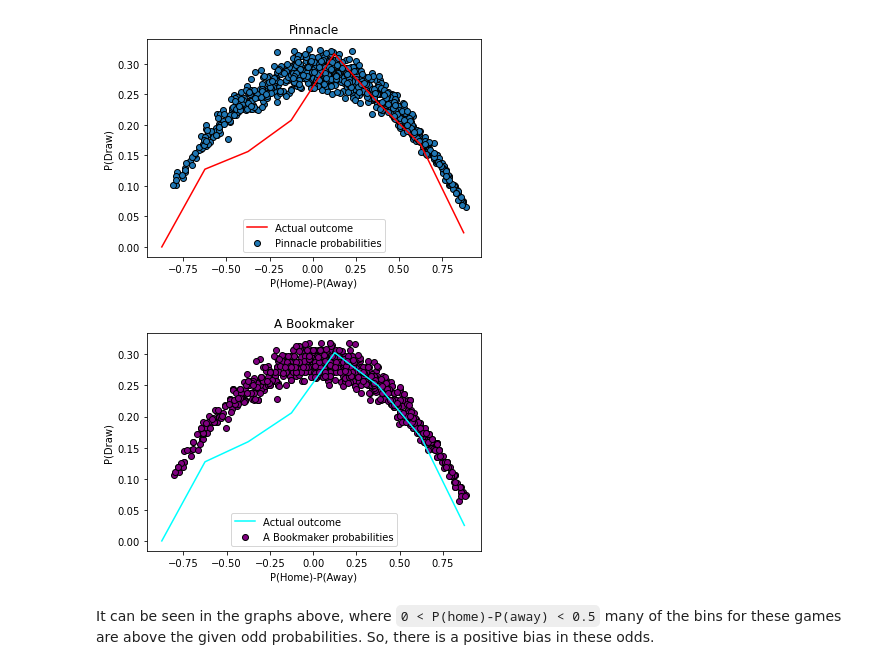
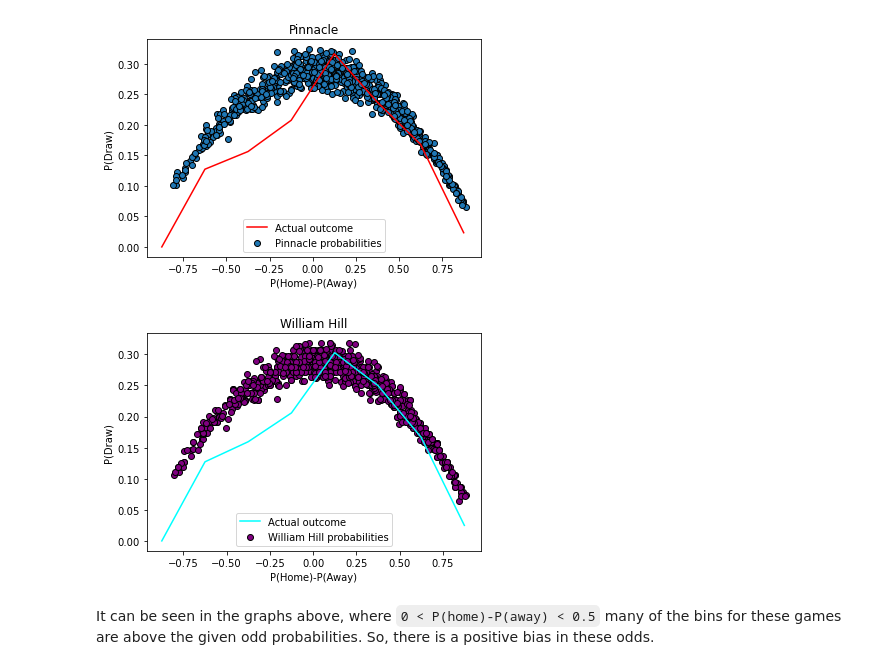
Before and after one commit to BU-IE-582/fall20-mervenurkarabulut, a Jupyter notebook: files/hw1/task2-3.ipynb, the cells around one changed output. Saved outputs shown, nothing was run; the diff lists cells and outputs as text; code cells hidden in the pictures.

```diff
--- a/files/hw1/task2-3.ipynb
+++ b/files/hw1/task2-3.ipynb
@@ -136,17 +136,17 @@ plt.show()
 # %%
 match_data["WH_diff"] = match_data["WHH_norm_prob"]-match_data["WHA_norm_prob"]
 match_data["range"] = pd.cut(match_data["WH_diff"], bins, right=True, labels=False) + 1
 actual = match_data.groupby(["range"]).sum()/match_data.groupby(["range"]).count()
 
-plt.scatter(match_data["WH_diff"], match_data["WHD_norm_prob"], marker='o',c="purple",edgecolors="black",label="A Bookmaker probabilities")
+plt.scatter(match_data["WH_diff"], match_data["WHD_norm_prob"], marker='o',c="purple",edgecolors="black",label="William Hill probabilities")
 plt.plot(bin_ranges,actual["draw"],color="aqua",label="Actual outcome")
 plt.xlabel("P(Home)-P(Away)")
 plt.ylabel("P(Draw)")
-plt.title("A Bookmaker")
+plt.title("William Hill")
 plt.legend(loc="lower center")
 plt.show()
 # %% [output]
-[figure, old version]
+[figure, new version]
 # %% [markdown]
 It can be seen in the graphs above, where `0 < P(home)-P(away) < 0.5` many of the bins for these games are above the given odd probabilities. So, there is a positive bias in these odds.
 # %% [markdown]
```
Also changed, not shown: parts of 3 cells of this notebook.
